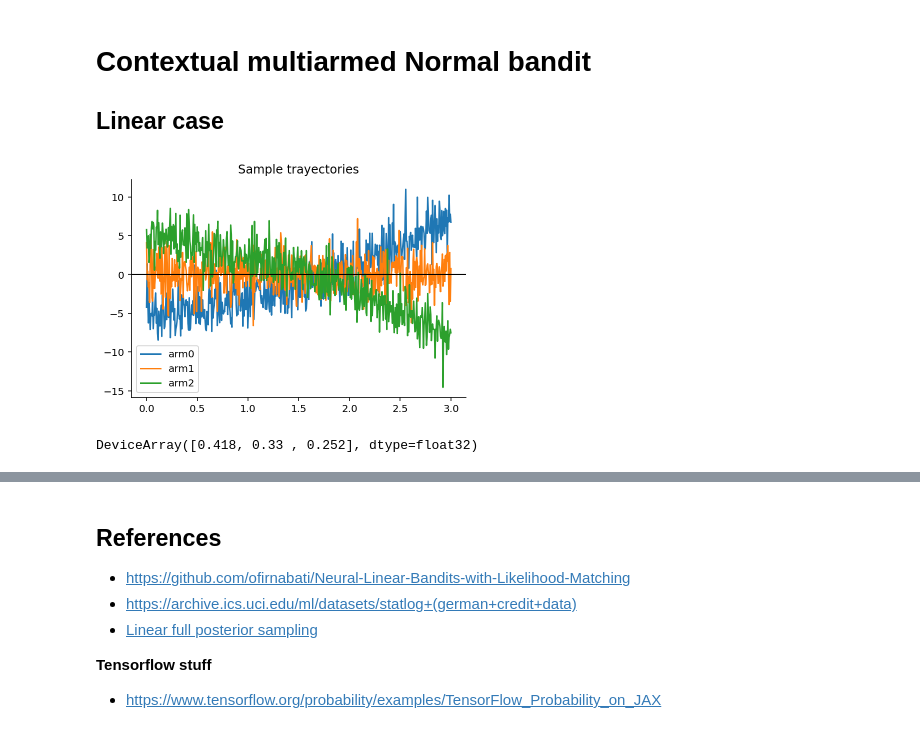
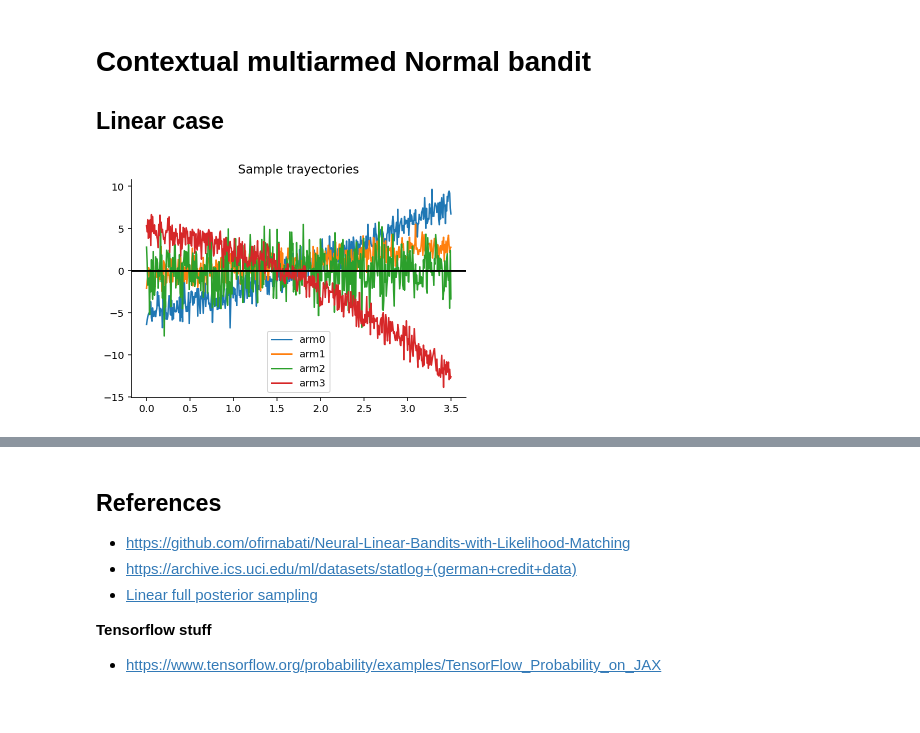
Before and after one commit to gerdm/misc, a Jupyter notebook: 2021-09/thompson-sampling-bandits.ipynb, the cells around one changed output, grey strips where cells are left out. Cells and saved outputs as stored; diff of their text form; code cells hidden in the pictures.

```diff
--- a/2021-09/thompson-sampling-bandits.ipynb
+++ b/2021-09/thompson-sampling-bandits.ipynb
@@ -208,39 +206,6 @@ class NormalGammaBandit:
 
 def true_reward(self, key, action):
         ...
-# %%
-W = jnp.array([
-    [-5.0, 1.0, 1.0],
-    # [-0.5, 0.7, 0.1],
-    [0.0,  0.0, 0.0],
-    [5.0, -1.5, -1.0]
-])
-
-sigmas = jnp.array([1.0, 1.0, 1.0]) * 4
-K, M = W.shape
-
-N = 500
-x = jnp.linspace(0, 3, N)
-X = jnp.c_[jnp.ones(N), x, x ** 2]
-
-true_params = {
-    "w": W,
-    "sigma2": sigmas ** 2
-}
-
-noise = random.multivariate_normal(key, mean=jnp.zeros(K), cov=jnp.eye(K) * sigmas, shape=(N,))
-Y = jnp.einsum("nm,km->nk", X, W) + noise
-
-plt.plot(x, Y)
-plt.title("Sample trayectories")
-plt.axhline(y=0, c="black")
-plt.legend([f"arm{i}" for i in range(K)]);
-# %% [output]
-[figure, removed]
-# %%
-(~jnp.isnan(map_reward)).sum(axis=0) / N
-# %% [output]
-DeviceArray([0.418, 0.33 , 0.252], dtype=float32)
 # %%
 class NormalGammaBandit:
     def sample(self, key, params, state):
@@ -323,5 +288,35 @@ def thompson_sampling_step(model_params, state, model, environment):
 
     arm_reward = one_hot(action, K) * reward
     return model_params, (model_params, arm_reward)
+# %%
+W = jnp.array([
+    [-5.0, 2.0, 0.5],
+    [-0.5, 0.7, 0.1],
+    [0.0,  0.0, 0.0],
+    [5.0, -1.5, -1.0]
+])
+
+sigmas = jnp.array([1.0, 1.0, 5.0, 1.0])
+K, M = W.shape
+
+N = 500
+x = jnp.linspace(0, 3.5, N)
+X = jnp.c_[jnp.ones(N), x, x ** 2]
+
+true_params = {
+    "w": W,
+    "sigma2": sigmas ** 2
+}
+
+
+noise = random.multivariate_normal(key, mean=jnp.zeros(K), cov=jnp.eye(K) * sigmas, shape=(N,))
+Y = jnp.einsum("nm,km->nk", X, W) + noise
+
+plt.plot(x, Y)
+plt.title("Sample trayectories")
+plt.axhline(y=0, c="black")
+plt.legend([f"arm{i}" for i in range(K)]);
+# %% [output]
+[figure, added]
 # %%
 M = 3
```
Also changed, not shown: parts of 8 cells of this notebook.
